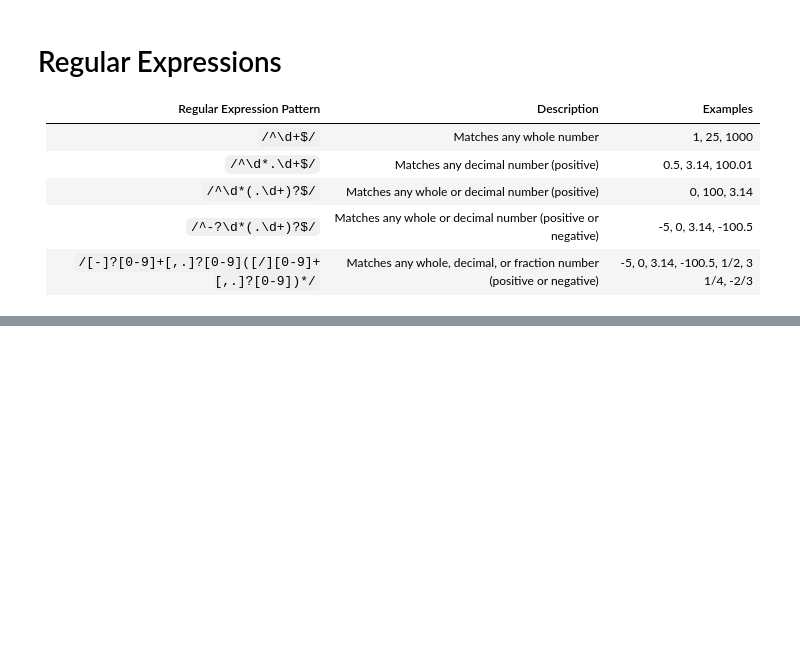
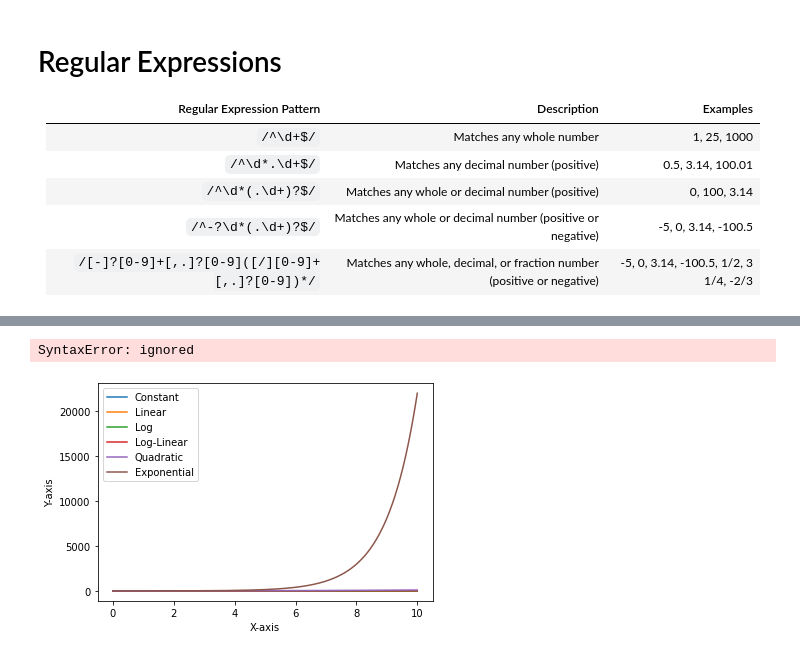
Before and after one commit to uptimistic/ComputerProgramming, a Jupyter notebook: ComputerProgramming+Tech.ipynb, the cells around one changed output, grey strips where cells are left out. Saved outputs shown, nothing was run; the diff lists cells and outputs as text; code cells hidden in the pictures; blank space fills up the shorter version.

```diff
--- a/ComputerProgramming+Tech.ipynb
+++ b/ComputerProgramming+Tech.ipynb
@@ -986,0 +1200,66 @@ scream( Hello )
+# %%
+import matplotlib.pyplot as plt
+
+# Data for complexity 1
+x1 = [range(1:100:2)]
+y1 = [range(1:100:2)]
+# Data for complexity 2
+x2 = [1, 2, 3, 4, 5]
+y2 = [5, 7, 9, 11, 13]
+
+# Create a new figure
+fig = plt.figure()
+
+# Add a subplot to the figure
+ax = fig.add_subplot(1, 1, 1)
+
+# Plot the data for complexity 1
+ax.plot(x1, y1, label='Complexity 1')
+
+# Plot the data for complexity 2
+ax.plot(x2, y2, label='Complexity 2')
+
+# Add a legend
+ax.legend()
+
+# Add a title
+ax.set_title('Complexities')
+
+# Add x and y axis labels
+ax.set_xlabel('X')
+ax.set_ylabel('Y')
+
+# Display the plot
+plt.show()
+# %% [output]
+SyntaxError: ignored
+# %%
+import numpy as np
+import matplotlib.pyplot as plt
+
+# Define the functions
+x = np.linspace(0, 10, 1000)
+y_const = np.ones_like(x)
+y_linear = x
+y_log = np.log(x + 1)
+y_loglinear = x*np.log(x + 1)
+y_quadratic = x**2
+y_exponential = np.exp(x)
+
+# Plot the functions
+plt.plot(x, y_const, label='Constant')
+plt.plot(x, y_linear, label='Linear')
+plt.plot(x, y_log, label='Log')
+plt.plot(x, y_loglinear, label='Log-Linear')
+plt.plot(x, y_quadratic, label='Quadratic')
+plt.plot(x, y_exponential, label='Exponential')
+
+# Add legend and axis labels
+plt.legend()
+plt.xlabel('X-axis')
+plt.ylabel('Y-axis')
+
+# Show the plot
+plt.show()
+# %% [output]
+[figure, added]
```
Also changed, not shown: parts of 4 cells of this notebook.
